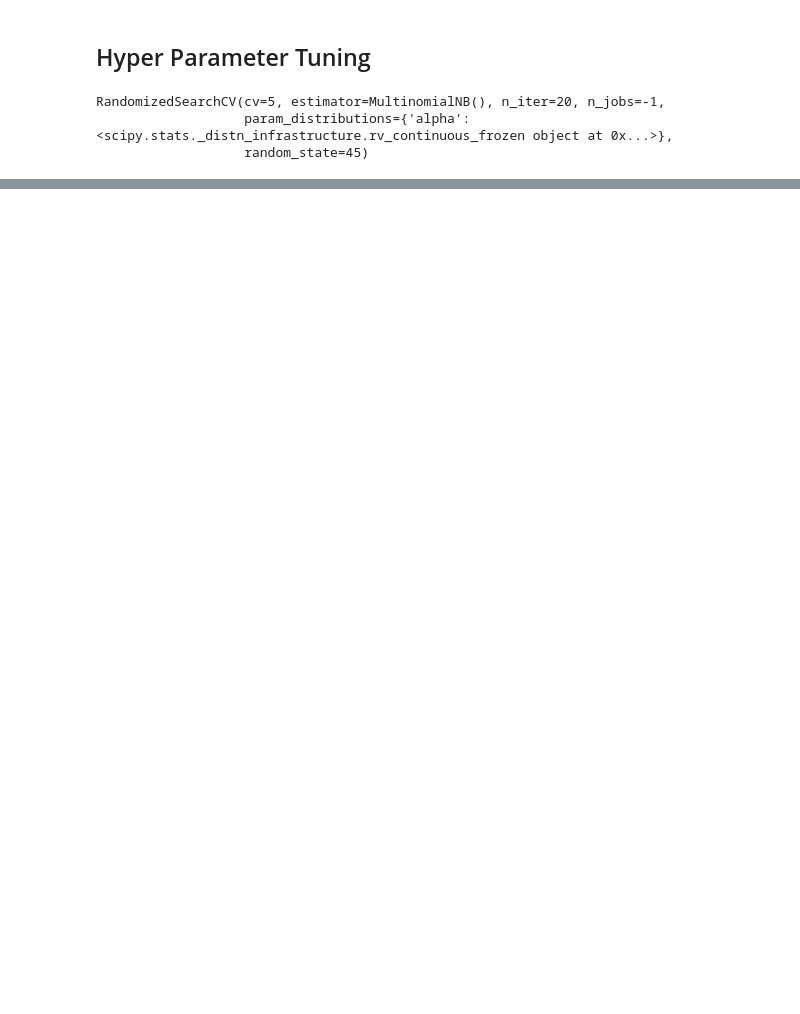
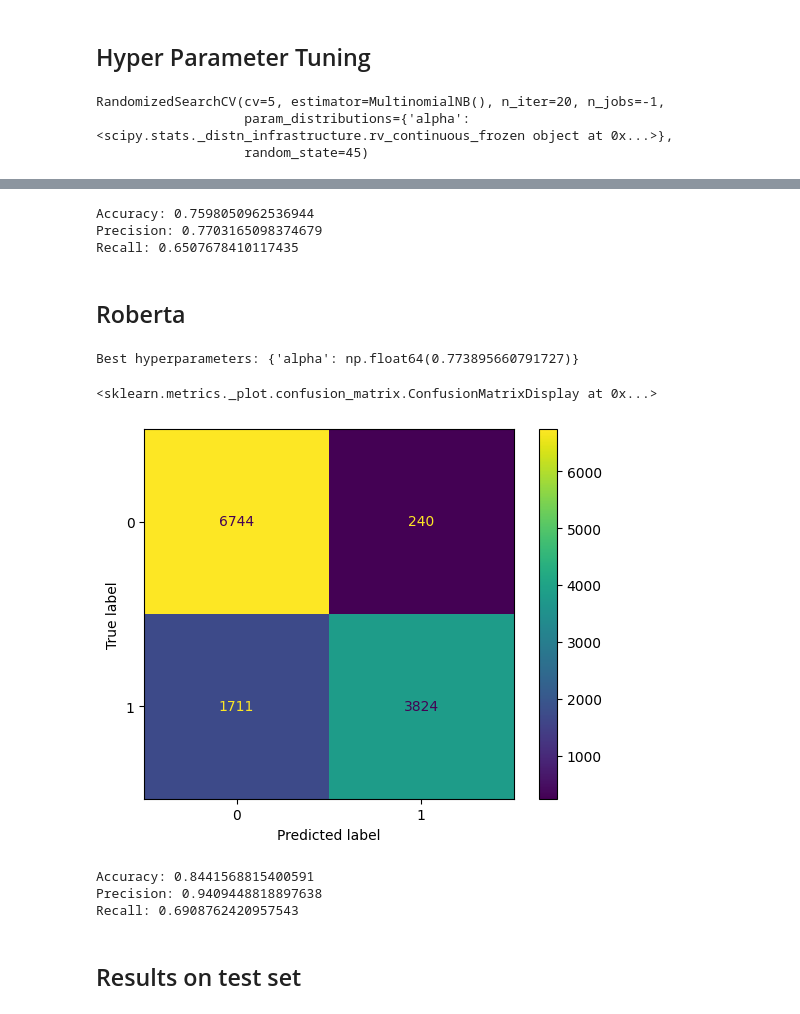
Before and after one commit to Leelexuan/WELFake_AI_Project, a Jupyter notebook: models/nb_multinomial/nb_multinomial_iter3_v2.ipynb, the cells around one changed output, grey strips where cells are left out. Saved outputs shown, nothing was run; the diff lists cells and outputs as text; code cells hidden in the pictures; blank space fills up the shorter version.

```diff
--- a/models/nb_multinomial/nb_multinomial_iter3_v2.ipynb
+++ b/models/nb_multinomial/nb_multinomial_iter3_v2.ipynb
@@ -369,0 +259,52 @@ Implementation complete!
+# %%
+accuracy = accuracy_score(y_test_w2v, y_pred)
+precision = precision_score(y_test_w2v, y_pred, average='binary')
+recall = recall_score(y_test_w2v, y_pred)
+
+print("Accuracy:", accuracy)
+print("Precision:", precision)
+print("Recall:", recall)
+# %% [output]
+Accuracy: 0.7598050962536944
+Precision: 0.7703165098374679
+Recall: 0.6507678410117435
+# %% [markdown]
+## Roberta
+# %%
+x = df["roberta_embedding"]
+x_train_roberta, x_test_roberta, y_train_roberta, y_test_roberta = fix_and_scale_dataset(df, "roberta_embedding")
+nb = MultinomialNB()
+# %%
+rand_search.fit(x_train_roberta, y_train_roberta)
+
+# Create a variable for the best model
+roberta_nb_multinomial = rand_search.best_estimator_
+
+# Print the best hyperparameters
+print('Best hyperparameters:',  rand_search.best_params_)
+# %% [output]
+Best hyperparameters: {'alpha': np.float64(0.773895660791727)}
+# %%
+y_pred = roberta_nb_multinomial.predict(x_test_roberta)
+
+# Create the confusion matrix
+cm = confusion_matrix(y_test_roberta, y_pred)
+
+ConfusionMatrixDisplay(confusion_matrix=cm).plot()
+# %% [output]
+<sklearn.metrics._plot.confusion_matrix.ConfusionMatrixDisplay at 0x...>
+[figure, added]
+# %%
+accuracy = accuracy_score(y_test_roberta, y_pred)
+precision = precision_score(y_test_roberta, y_pred, average='binary')
+recall = recall_score(y_test_roberta, y_pred)
+
+print("Accuracy:", accuracy)
+print("Precision:", precision)
+print("Recall:", recall)
+# %% [output]
+Accuracy: 0.8441568815400591
+Precision: 0.9409448818897638
+Recall: 0.6908762420957543
+# %% [markdown]
+## Results on test set
```
Also changed, not shown: parts of 52 cells of this notebook, 6 other files.
